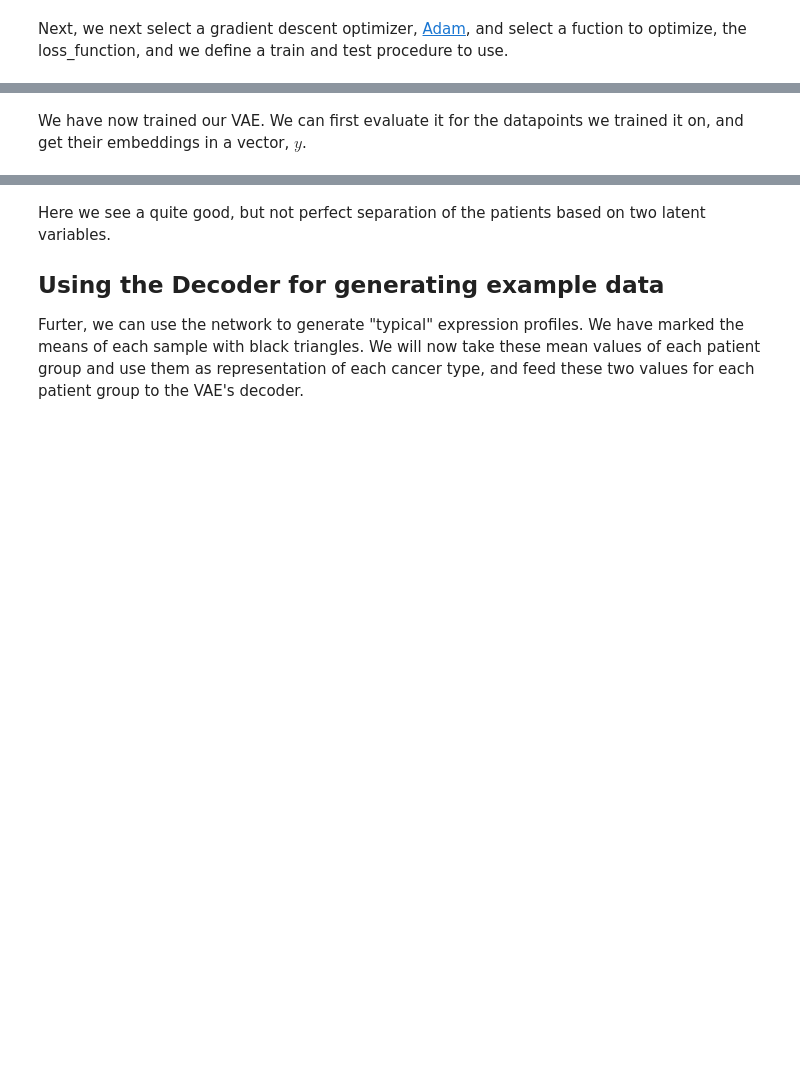
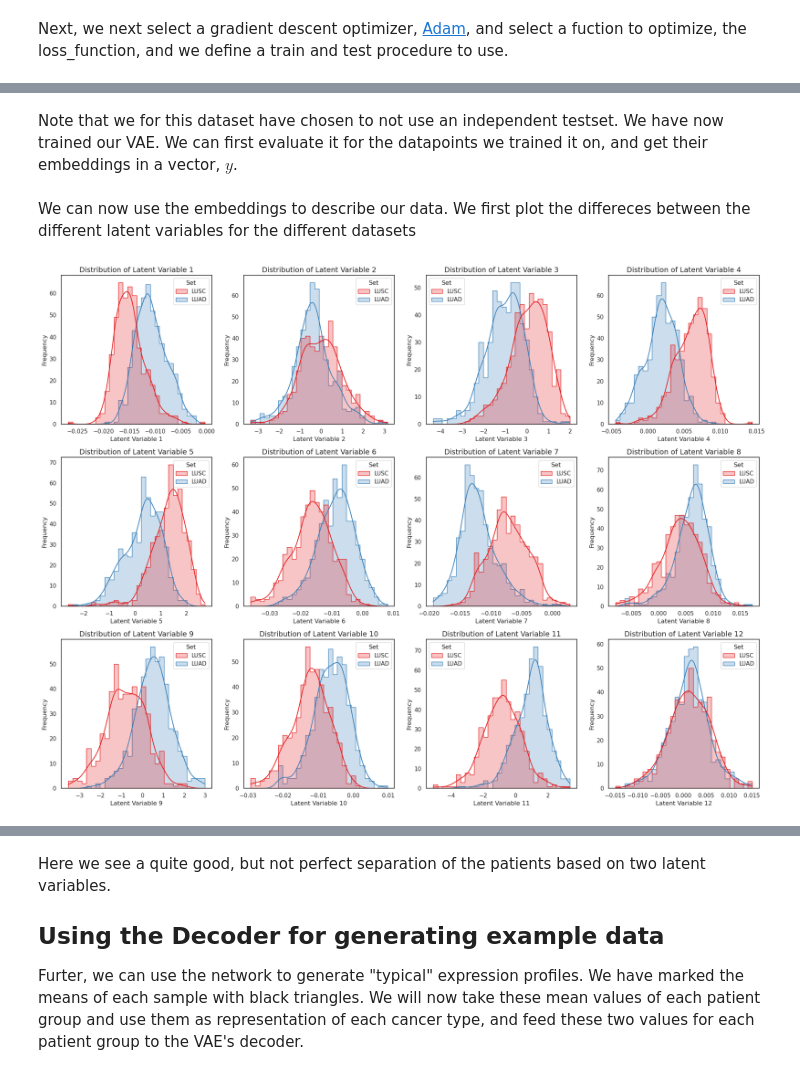
Before and after one commit to statisticalbiotechnology/dsbook, a Jupyter notebook: dsbook/unsupervised/VAEofCarcinomas.ipynb, the cells around one changed output, grey strips where cells are left out. Drawn from its saved outputs; the diff is of its cells as text; code cells hidden in the pictures; blank space fills up the shorter version.

```diff
--- a/dsbook/unsupervised/VAEofCarcinomas.ipynb
+++ b/dsbook/unsupervised/VAEofCarcinomas.ipynb
@@ -215,5 +181,5 @@ Train Epoch: 1000 [686/994 (88%)]       Loss: 8649.558673
 # %% [markdown]
-We have now trained our VAE. We can first evaluate it for the datapoints we trained it on, and get their embeddings in a vector, $y$.
+Note that we for this dataset have chosen to not use an independent testset. We have now trained our VAE. We can first evaluate it for the datapoints we trained it on, and get their embeddings in a vector, $y$.
 # %%
 model.eval()
 
@@ -230,4 +196,56 @@ with torch.no_grad():
 x_hat = np.concatenate(x_batch, axis=0)
 z = np.concatenate(z_batch, axis=0)
 std = np.concatenate(std_batch, axis=0)
+# %% [markdown]
+We can now use the embeddings to describe our data. We first plot the differeces between the different latent variables for the different datasets
+# %%
+import matplotlib.pyplot as plt
+import seaborn as sns
+import pandas as pd
+import numpy as np
+
+# Create DataFrame for transformed patients
+transformed_patients = pd.DataFrame(
+    data=z,
+    columns=[f"Latent Variable {ix+1}" for ix in range(latent_dim)],
+    index=list(lusc.columns) + list(luad.columns)
+)
+transformed_patients["Set"] = ["LUSC" for _ in lusc.columns] + ["LUAD" for _ in luad.columns]
+
+# Set Seaborn plotting style
+sns.set(style="white", rc={"axes.titlesize": 14, "axes.labelsize": 12})
+
+# Determine grid size
+plots_per_row = 4
+n_rows = int(np.ceil(latent_dim / plots_per_row))
+
+# Create subplots
+fig, axes = plt.subplots(n_rows, plots_per_row, figsize=(20, 5 * n_rows))
+axes = axes.flatten()
+
+# Plot each latent variable's histogram
+for i in range(latent_dim):
+    latent_variable_name = f"Latent Variable {i+1}"
+    sns.histplot(
+        data=transformed_patients,
+        x=latent_variable_name,
+        hue="Set",
+        kde=True,
+        element="step",
+        bins=30,
+        palette="Set1",
+        ax=axes[i]
+    )
+    axes[i].set_title(f"Distribution of {latent_variable_name}")
+    axes[i].set_xlabel(latent_variable_name)
+    axes[i].set_ylabel("Frequency")
+
+# Remove any empty subplots if latent_dim is not divisible by plots_per_row
+for j in range(latent_dim, len(axes)):
+    fig.delaxes(axes[j])
+
+plt.tight_layout()
+plt.show()
+# %% [output]
+[figure, added]
 # %% [markdown]
```
Also changed, not shown: parts of 21 cells of this notebook.
